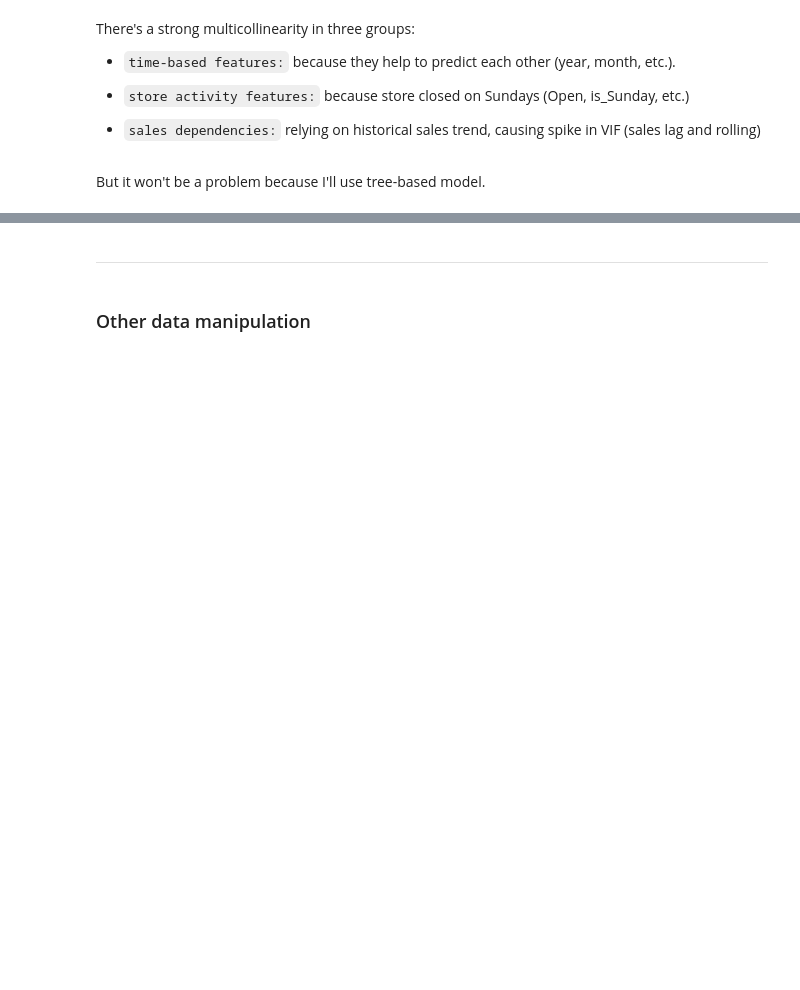
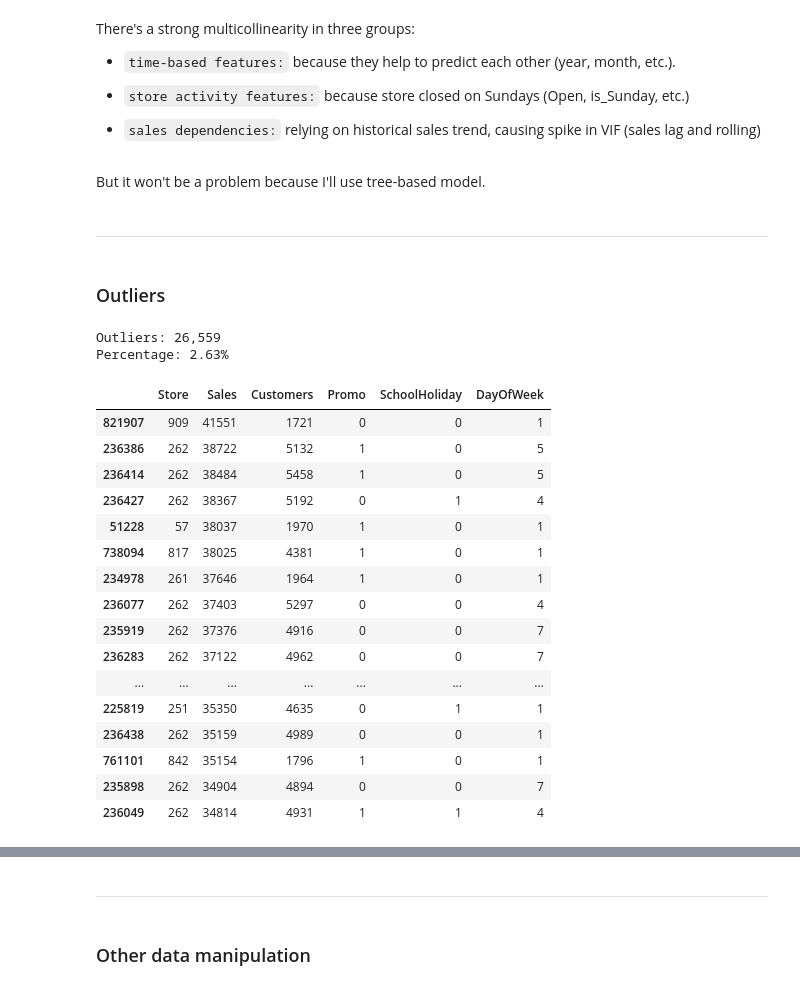
Before and after one commit to nick-st-coder/rossmann, a Jupyter notebook: notebooks/EDA.ipynb, the cells around one changed output, grey strips where cells are left out. Cells and saved outputs as stored; diff of their text form; code cells hidden in the pictures; blank space fills up the shorter version.

```diff
--- a/notebooks/EDA.ipynb
+++ b/notebooks/EDA.ipynb
@@ -133,3 +133,7 @@ There's a strong multicollinearity in three groups:
 - `sales dependencies:` relying on historical sales trend, causing spike in VIF (sales lag and rolling)
 # %% [markdown]
 But it won't be a problem because I'll use tree-based model.
+# %% [markdown]
+---
+# %% [markdown]
+### Outliers
@@ -135,0 +149,35 @@ But it won't be a problem because I'll use tree-based model.
+# %%
+print(f"Outliers: {len(outliers):,}")
+print(f"Percentage: {len(outliers) / len(df) * 100:.2f}%")
+# %% [output]
+Outliers: 26,559
+Percentage: 2.63%
+# %%
+outliers[
+    [
+        "Store",
+        "Sales",
+        "Customers",
+        "Promo",
+        "SchoolHoliday",
+        "DayOfWeek"
+    ]
+].sort_values("Sales", ascending=False).head(20)
+# %% [output]
+|  | Store | Sales | Customers | Promo | SchoolHoliday | DayOfWeek |
+| 821907 | 909 | 41551 | 1721 | 0 | 0 | 1 |
+| 236386 | 262 | 38722 | 5132 | 1 | 0 | 5 |
+| 236414 | 262 | 38484 | 5458 | 1 | 0 | 5 |
+| 236427 | 262 | 38367 | 5192 | 0 | 1 | 4 |
+| 51228 | 57 | 38037 | 1970 | 1 | 0 | 1 |
+| 738094 | 817 | 38025 | 4381 | 1 | 0 | 1 |
+| 234978 | 261 | 37646 | 1964 | 1 | 0 | 1 |
+| 236077 | 262 | 37403 | 5297 | 0 | 0 | 4 |
+| 235919 | 262 | 37376 | 4916 | 0 | 0 | 7 |
+| 236283 | 262 | 37122 | 4962 | 0 | 0 | 7 |
+| ... | ... | ... | ... | ... | ... | ... |
+| 225819 | 251 | 35350 | 4635 | 0 | 1 | 1 |
+| 236438 | 262 | 35159 | 4989 | 0 | 0 | 1 |
+| 761101 | 842 | 35154 | 1796 | 1 | 0 | 1 |
+| 235898 | 262 | 34904 | 4894 | 0 | 0 | 7 |
+| 236049 | 262 | 34814 | 4931 | 1 | 1 | 4 |
```
Also changed, not shown: parts of 10 cells of this notebook.
